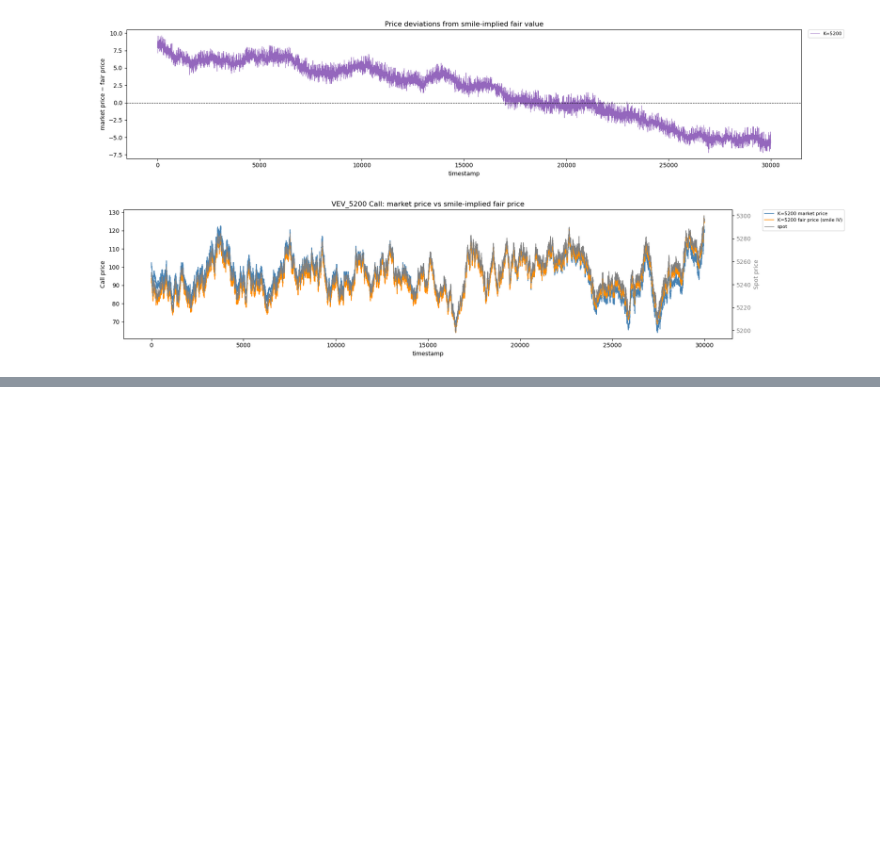
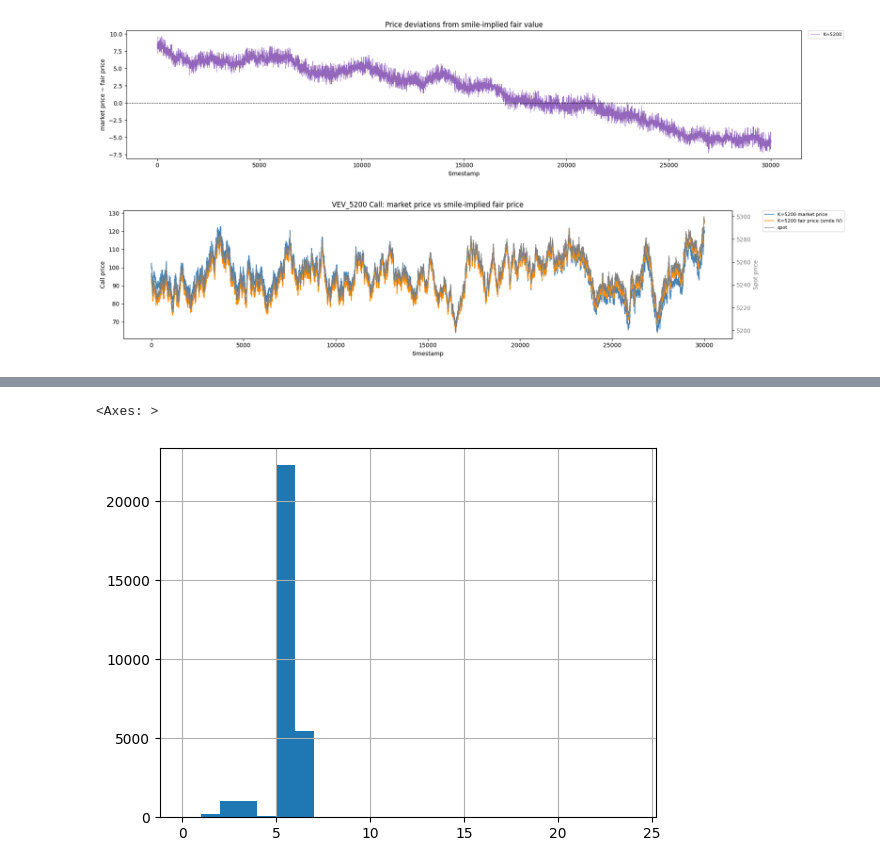
Before and after one commit to nikaslukyanov/kernel_trick, a Jupyter notebook: ROUND3/options.ipynb, the cells around one changed output, grey strips where cells are left out. Saved outputs shown, nothing was run; the diff lists cells and outputs as text; code cells hidden in the pictures; blank space fills up the shorter version.

```diff
--- a/ROUND3/options.ipynb
+++ b/ROUND3/options.ipynb
@@ -279,0 +313,10 @@ plt.show()
+# %%
+ticker = f'VELVETFRUIT_EXTRACT'
+ticker_prices = prices[prices['product'] == ticker]
+ticker_trades = trades[trades['symbol'] == ticker]
+tmp = ticker_prices[ticker_prices['abs_ts'].isin(ticker_trades['abs_ts'])]# & ipr_trades['price'] == ipr_prices['bid_price_1']]
+spreads = ticker_prices.ask_price_1 - ticker_prices.bid_price_1
+spreads.hist(bins=np.arange(0,25,1))
+# %% [output]
+<Axes: >
+[figure, added]
```
Also changed, not shown: parts of 7 cells of this notebook, 2 other files.
